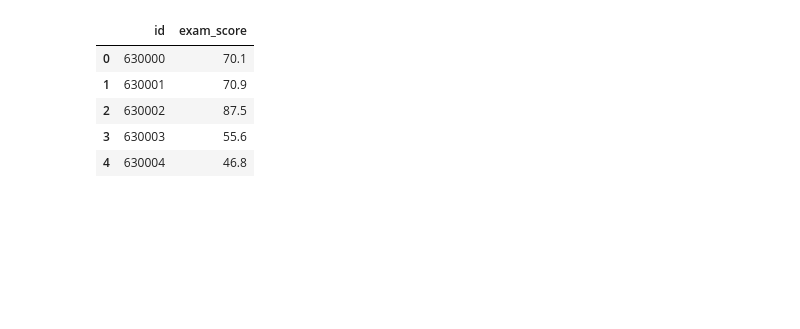
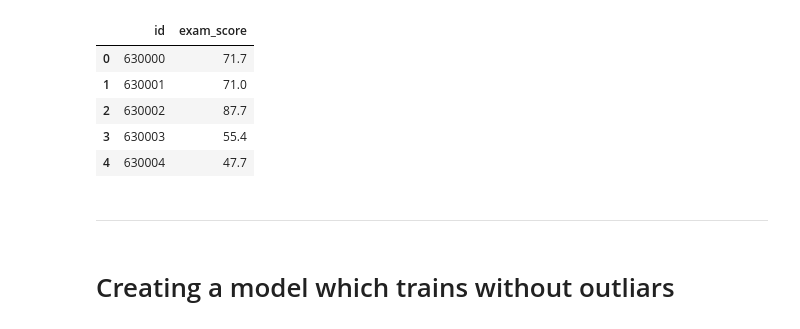
Before and after one commit to KetchupJL/Kaggle-Competitions, a Jupyter notebook: Predicting Student Test Scores/notebook2.ipynb, the cells around one changed output. Drawn from its saved outputs; the diff is of its cells as text; code cells hidden in the pictures; blank space fills up the shorter version.

```diff
--- a/Predicting Student Test Scores/notebook2.ipynb
+++ b/Predicting Student Test Scores/notebook2.ipynb
@@ -61,17 +73,20 @@ ordinal_categories = [
     ["easy", "moderate", "hard"]
 ]
 
-cat_cols = ["gender", "course", "study_method", "internet_access", "age"]
+cat_cols = ["study_method", "age"]
 
 num_cols = [
     "study_hours", "class_attendance", "sleep_hours",
     "sleep_quality_num", "facility_rating_num", "exam_difficulty_num",
-    "effort_index", "sleep_score", "preparedness", "effort_vs_difficulty",
-    "study_per_sleep",
-    "low_sleep", "low_attendance", "low_study",
-    "high_sleep", "high_attendance", "high_study",
-    "risk_combo", "high_combo"
+    "attend_pct",
+    "effort_index", "sleep_score", "preparedness",
+    "effort_vs_difficulty", "study_per_sleep",
+    "sleep_score_x_attend", "sleep_score_x_study", "sleep_score_x_difficulty",
+    "attendance_x_sleepq", "attendance_x_facility",
+    "study_x_difficulty", "study_x_facility", "study_x_sleepq",
+    "method_effort", "method_attendance", "method_sleep_score"
 ]
+
 
 
 preprocess = ColumnTransformer(
@@ -243,22 +258,26 @@ Pipeline(steps=[('feature_engineer',
 # %%
 # Predict on test with the latest model
 test_preds = final_clf.predict(test)
 
 # Clip + round
 test_preds = np.clip(test_preds, 0, 100)
 test_preds = np.round(test_preds, 1)
 
 submission = pd.DataFrame({
     "id": test["id"],
     "exam_score": test_preds
 })
 
-submission.to_csv("submission2.csv", index=False)
+submission.to_csv("submission4.csv", index=False)
 submission.head()
 # %% [output]
 |  | id | exam_score |
-| 0 | 630000 | 70.1 |
-| 1 | 630001 | 70.9 |
-| 2 | 630002 | 87.5 |
-| 3 | 630003 | 55.6 |
-| 4 | 630004 | 46.8 |
+| 0 | 630000 | 71.7 |
+| 1 | 630001 | 71.0 |
+| 2 | 630002 | 87.7 |
+| 3 | 630003 | 55.4 |
+| 4 | 630004 | 47.7 |
+# %% [markdown]
+---
+# %% [markdown]
+# Creating a model which trains without outliars
```
Also changed, not shown: parts of 9 cells of this notebook, 3 other files.
